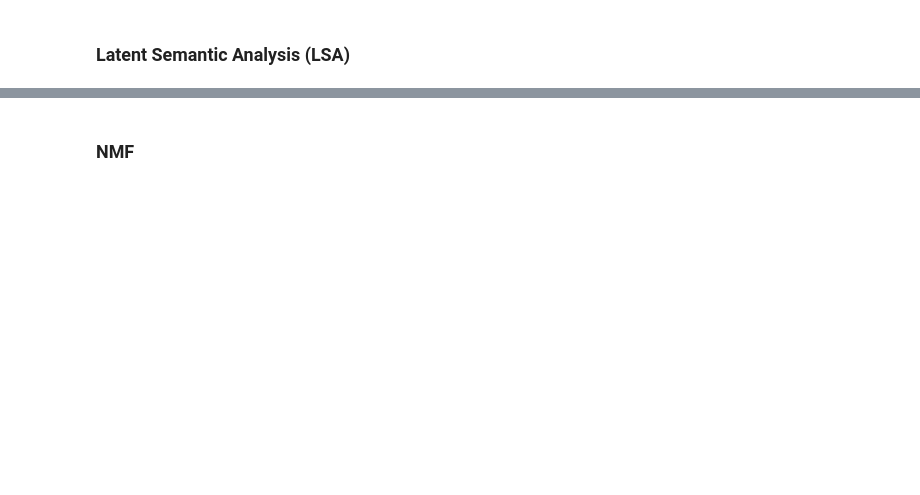
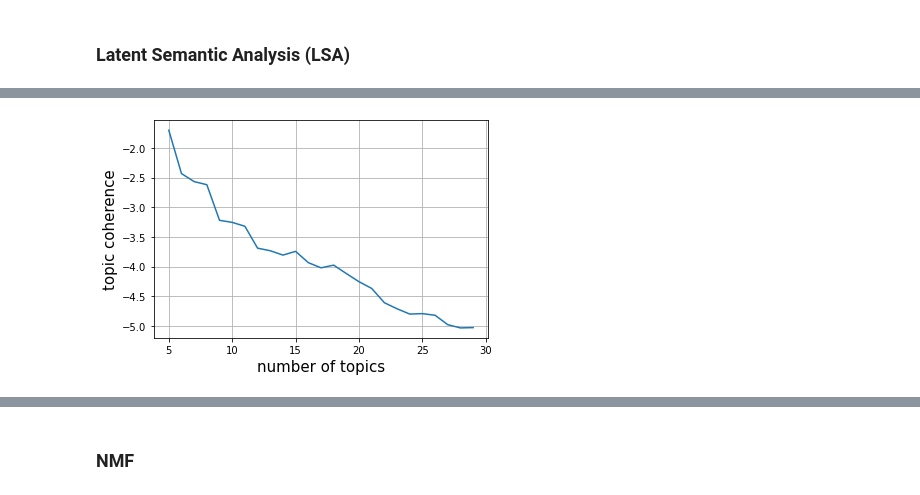
Before and after one commit to weso-edma/hercules-challenge-protocols, a Jupyter notebook: notebooks/3_Topic_Modelling.ipynb, the cells around one changed output, grey strips where cells are left out. Saved outputs shown, nothing was run; the diff lists cells and outputs as text; code cells hidden in the pictures; blank space fills up the shorter version.

```diff
--- a/notebooks/3_Topic_Modelling.ipynb
+++ b/notebooks/3_Topic_Modelling.ipynb
@@ -367,3 +385,7 @@ Topic coherence: -1.2713274255314744
+# %%
+plot_results(lsa_results, 'lsa.eps')
+# %% [output]
+[figure, added]
 # %%
 tf_feature_names = tf_vectorizer.get_feature_names()
 print_top_words(best_lsa_model, tf_feature_names, 10)
```
Also changed, not shown: parts of 15 cells of this notebook, 8 other files.
